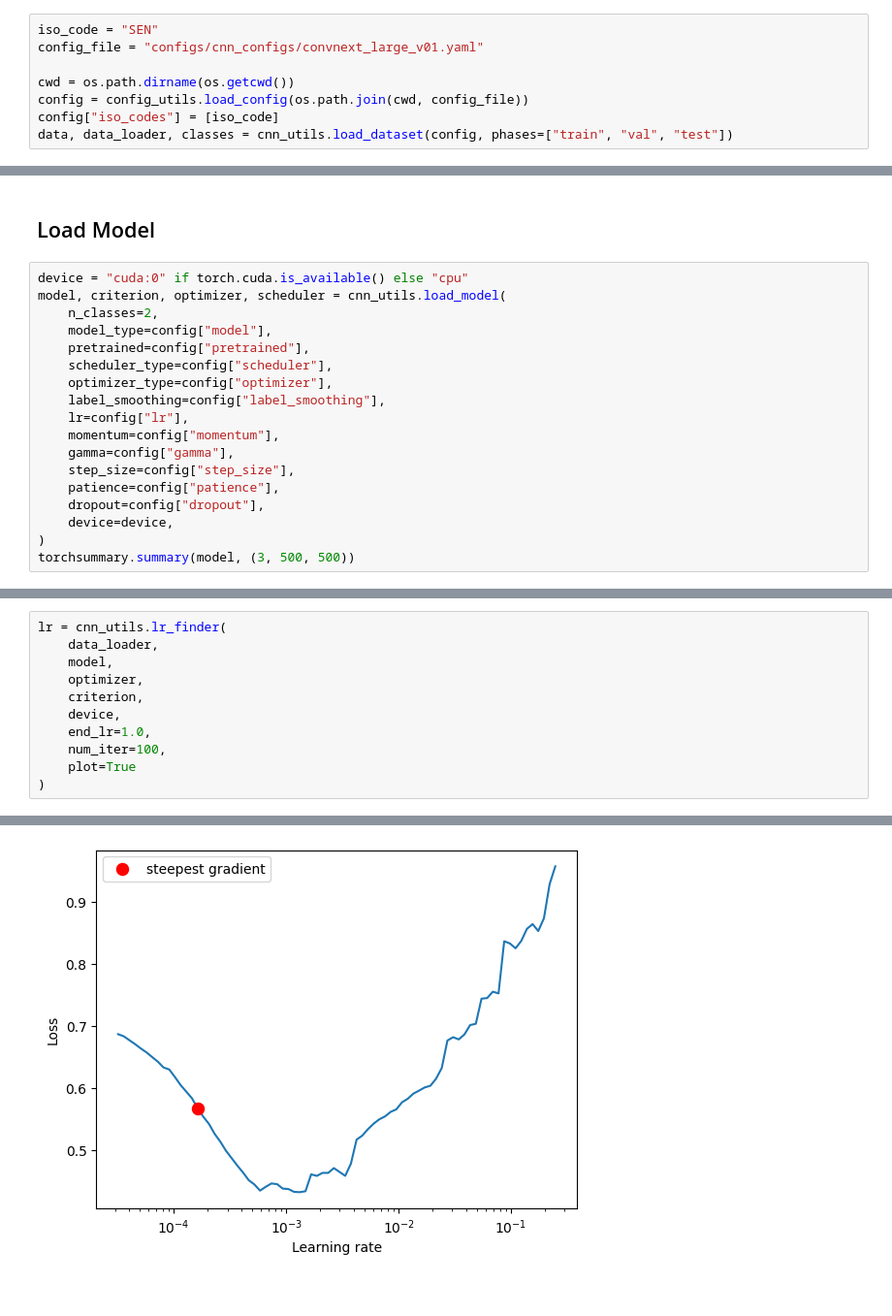
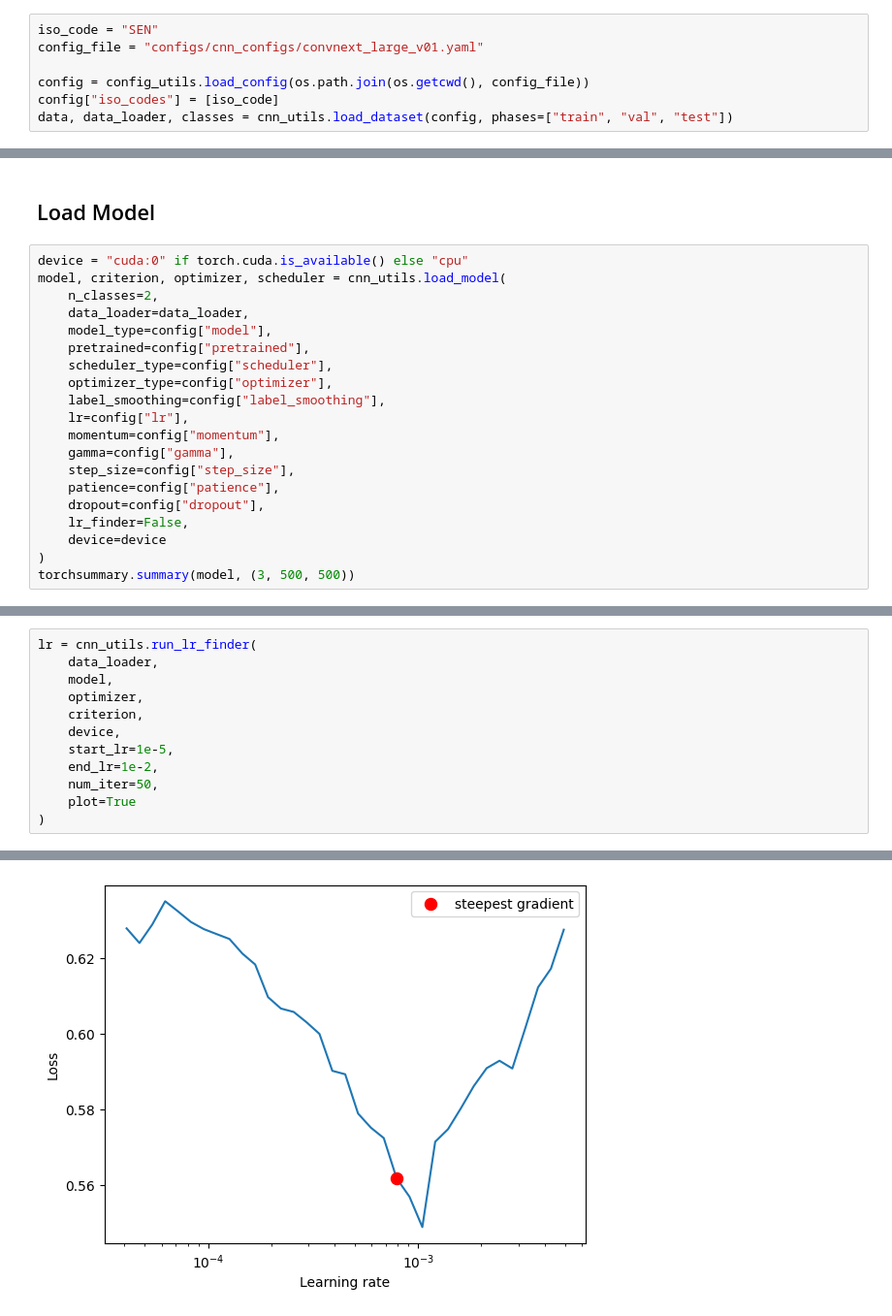
Before and after one commit to unicef/giga-global-school-mapping, a Jupyter notebook: notebooks/04_cnn_development.ipynb, the cells around one changed output, grey strips where cells are left out. Shown: that part at 97% size. Drawn from its saved outputs; the diff is of its cells as text.

```diff
--- a/notebooks/04_cnn_development.ipynb
+++ b/notebooks/04_cnn_development.ipynb
@@ -23,8 +38,7 @@ pd.set_option('mode.chained_assignment', None)
 iso_code = "SEN"
 config_file = "configs/cnn_configs/convnext_large_v01.yaml"
 
-cwd = os.path.dirname(os.getcwd())
-config = config_utils.load_config(os.path.join(cwd, config_file))
+config = config_utils.load_config(os.path.join(os.getcwd(), config_file))
 config["iso_codes"] = [iso_code]
 data, data_loader, classes = cnn_utils.load_dataset(config, phases=["train", "val", "test"])
 # %% [output]
@@ -57,6 +71,7 @@ cnn_utils.visualize_data(data, data_loader, phase='train', normalize=config["nor
 device = "cuda:0" if torch.cuda.is_available() else "cpu"
 model, criterion, optimizer, scheduler = cnn_utils.load_model(
     n_classes=2,
+    data_loader=data_loader,
     model_type=config["model"],
     pretrained=config["pretrained"],
     scheduler_type=config["scheduler"],
@@ -68,7 +83,8 @@ model, criterion, optimizer, scheduler = cnn_utils.load_model(
     step_size=config["step_size"],
     patience=config["patience"],
     dropout=config["dropout"],
-    device=device,
+    lr_finder=False,
+    device=device
 )
 torchsummary.summary(model, (3, 500, 500))
 # %% [output]
@@ -94,12 +110,13 @@ Estimated Total Size (MB): 3030.85
 # %%
-lr = cnn_utils.lr_finder(
+lr = cnn_utils.run_lr_finder(
     data_loader,
     model,
     optimizer,
     criterion,
     device,
-    end_lr=1.0,
-    num_iter=100,
+    start_lr=1e-5,
+    end_lr=1e-2,
+    num_iter=50,
     plot=True
 )
 # %% [output]
@@ -110 +126 @@ Suggested LR: 1.63E-04
-[figure, old version]
+[figure, new version]
```
Also changed, not shown: parts of 6 cells of this notebook, 3 other files.
